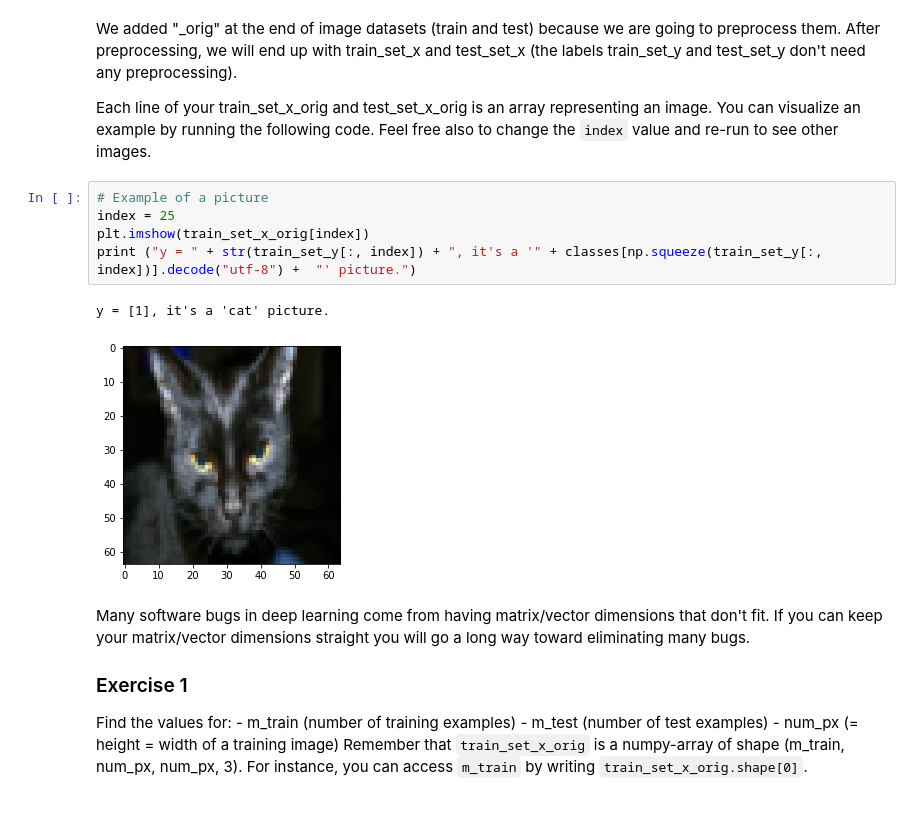
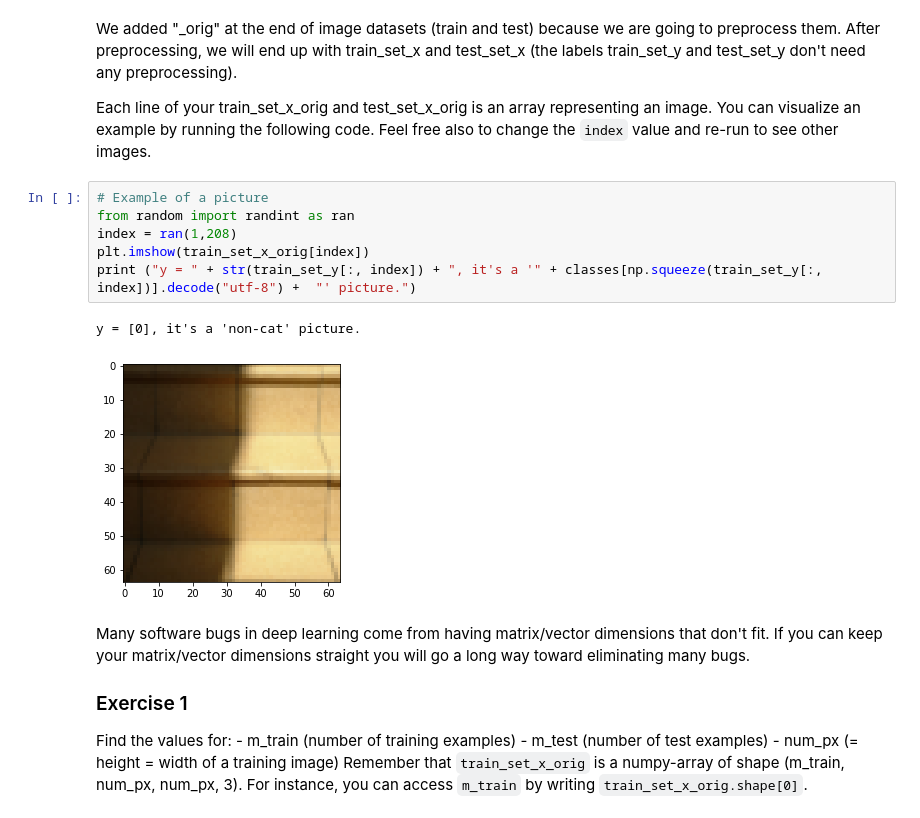
Before and after one commit to Thegitway/logistic-Regression-cat-recognition, a Jupyter notebook: Logistic_Regression_with_a_Neural_Network_mindset.ipynb, the cells around one changed output. Saved outputs shown, nothing was run; the diff lists cells and outputs as text.

```diff
--- a/Logistic_Regression_with_a_Neural_Network_mindset.ipynb
+++ b/Logistic_Regression_with_a_Neural_Network_mindset.ipynb
@@ -78,12 +81,13 @@ We added "_orig" at the end of image datasets (train and test) because we are go
 Each line of your train_set_x_orig and test_set_x_orig is an array representing an image. You can visualize an example by running the following code. Feel free also to change the `index` value and re-run to see other images.
 # %%
 # Example of a picture
-index = 25
+from random import randint as ran
+index = ran(1,208)
 plt.imshow(train_set_x_orig[index])
 print ("y = " + str(train_set_y[:, index]) + ", it's a '" + classes[np.squeeze(train_set_y[:, index])].decode("utf-8") +  "' picture.")
 # %% [output]
-y = [1], it's a 'cat' picture.
+y = [0], it's a 'non-cat' picture.
-[figure, old version]
+[figure, new version]
 # %% [markdown]
 Many software bugs in deep learning come from having matrix/vector dimensions that don't fit. If you can keep your matrix/vector dimensions straight you will go a long way toward eliminating many bugs.
 
```
Also changed, not shown: parts of 1 cell of this notebook.
